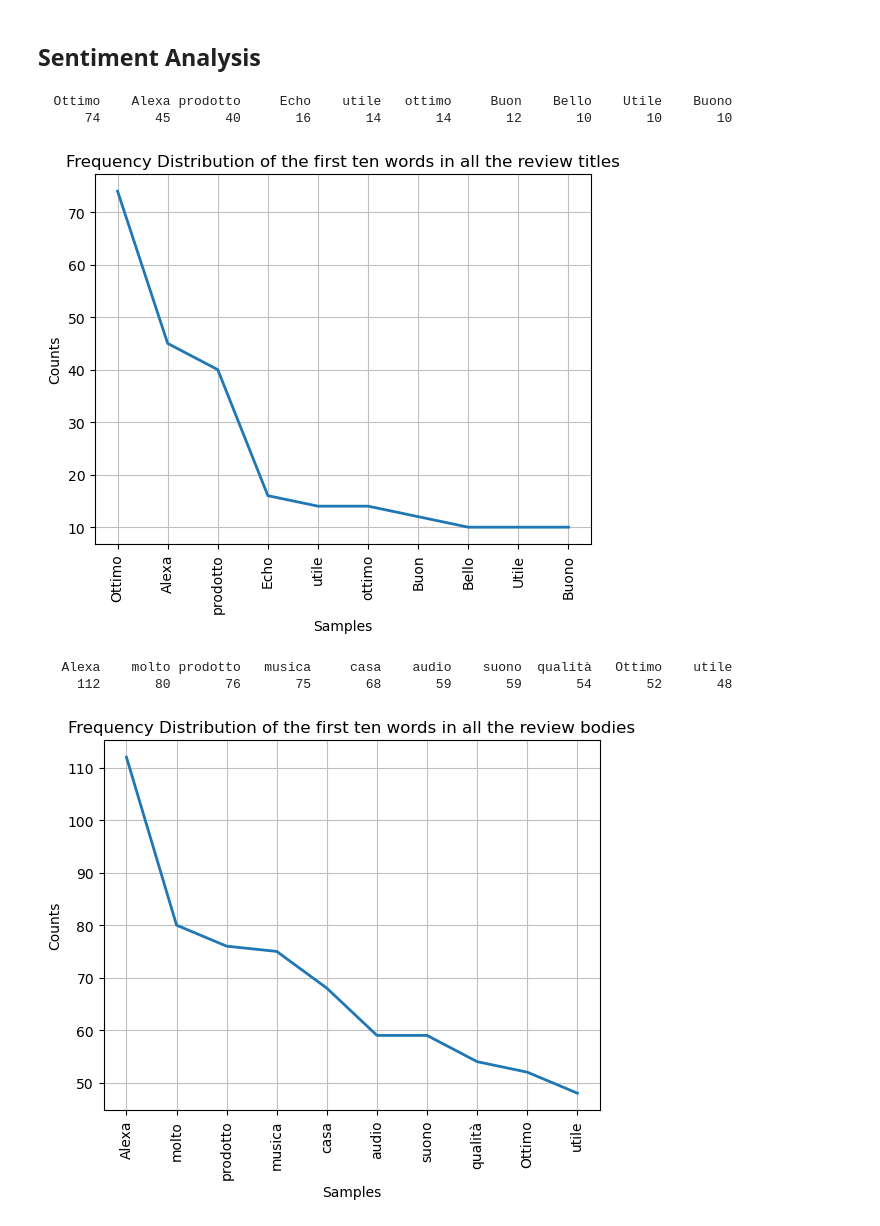
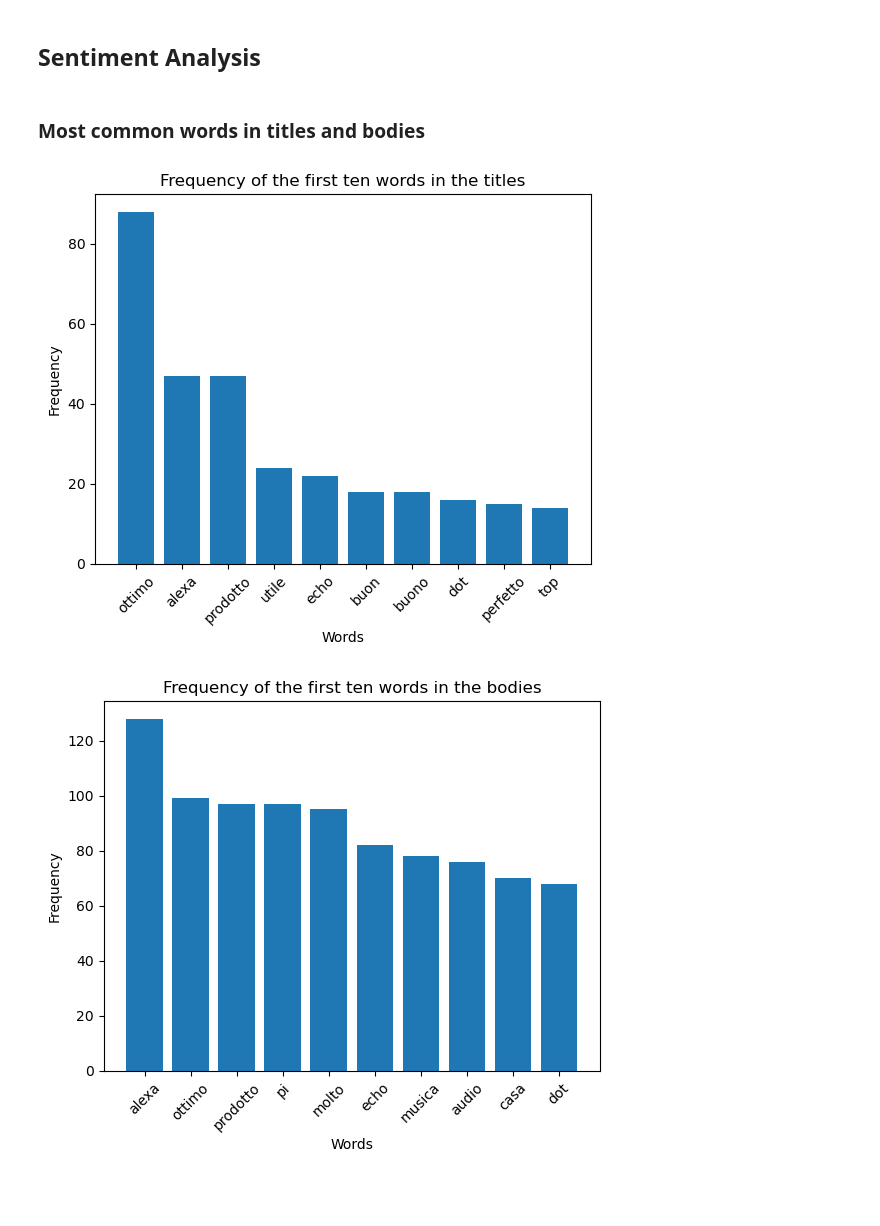
Before and after one commit to riccardo-borgo/Sentiment-Analysis-Amazon, a Jupyter notebook: main.ipynb, the cells around one changed output. Cells and saved outputs as stored; diff of their text form; code cells hidden in the pictures; blank space fills up the shorter version.

```diff
--- a/main.ipynb
+++ b/main.ipynb
@@ -87,3 +81,10 @@ df = pd.read_csv('data.csv')
+# %%
+# use only in case you have to upload the dataset, otherwise skip
+df = pd.read_csv('data.csv')
+df['Title'] = df['Title'].astype(str)
+df['Body'] = df['Body'].astype(str)
+# %% [markdown]
+### Most common words in titles and bodies
 # %%
 list_title = df['Title'].to_list()
 stopwords = nltk.corpus.stopwords.words('italian')
@@ -93,6 +94,2 @@ words_title_clear = [char for char in words_title_clear if char.isalpha()]
 # %%
 fd_title = nltk.FreqDist(words_title_clear)
-fd_title.tabulate(10)
-# %% [output]
-  Ottimo    Alexa prodotto     Echo    utile   ottimo     Buon    Bello    Utile    Buono
-      74       45       40       16       14       14       12       10       10       10
@@ -99,8 +98,12 @@ fd_title.tabulate(10)
 # %%
-fd_title.plot(10, cumulative=False, title='Frequency Distribution of the first ten words in all the review titles')
+plt.xlabel('Words')
+plt.ylabel('Frequency')
+plt.xticks(rotation=45)
+plt.title('Frequency of the first ten words in the titles')
+plt.bar(list(sorted_fd_title.keys())[:10], list(sorted_fd_title.values())[:10])
 plt.show()
 # %% [output]
-[figure, old version]
+[figure, new version]
 # %%
 list_body = df['Body'].to_list()
 list_body = [str(word) for word in list_body]
@@ -109,12 +112,14 @@ words_body_clear = [w for w in words_body if w.lower() not in stopwords]
 words_body_clear = [char for char in words_body_clear if char.isalpha()]
 # %%
 fd_body = nltk.FreqDist(words_body_clear)
-fd_body.tabulate(10)
-# %% [output]
-   Alexa    molto prodotto   musica     casa    audio    suono  qualità   Ottimo    utile
-     112       80       76       75       68       59       59       54       52       48
+# %%
+sorted_fd_body = dict(sorted(fd_body.items(), key=lambda item: item[1], reverse=True))
 # %%
-fd_body.plot(10, cumulative=False, title='Frequency Distribution of the first ten words in all the review bodies')
+plt.xlabel('Words')
+plt.ylabel('Frequency')
+plt.xticks(rotation=45)
+plt.title('Frequency of the first ten words in the bodies')
+plt.bar(list(sorted_fd_body.keys())[:10], list(sorted_fd_body.values())[:10])
 plt.show()
 # %% [output]
-[figure, old version]
+[figure, new version]
```
Also changed, not shown: parts of 28 cells of this notebook, 2 other files.
